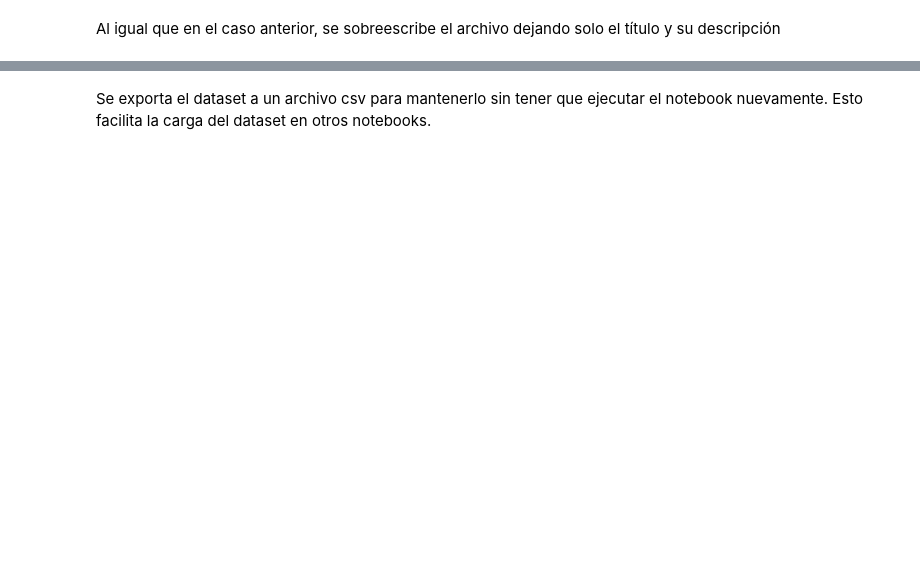
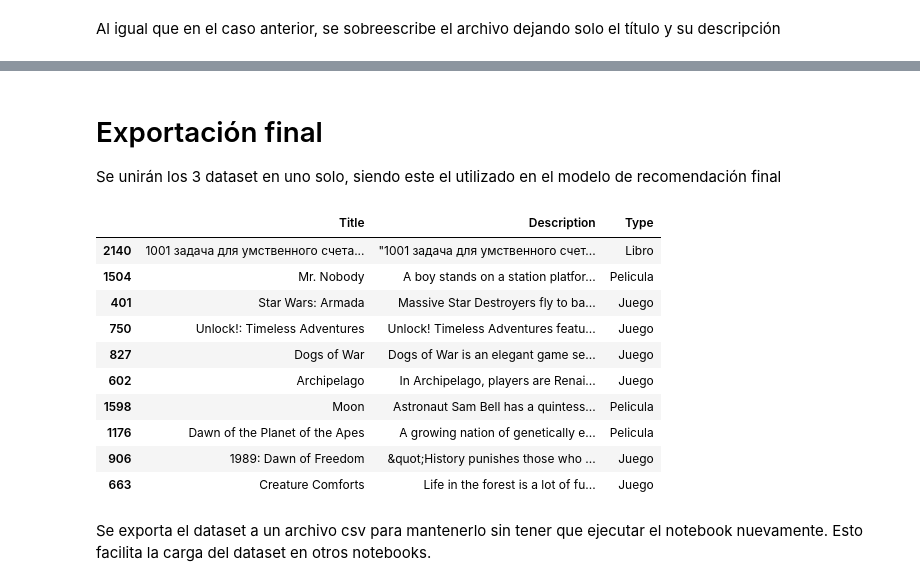
Before and after one commit to bpace1/NLP-TP1, a Jupyter notebook: NLP_TP1_datasets.ipynb, the cells around one changed output, grey strips where cells are left out. Saved outputs shown, nothing was run; the diff lists cells and outputs as text; code cells hidden in the pictures; blank space fills up the shorter version.

Commit message:
Update Dataset Notebook

```diff
--- a/NLP_TP1_datasets.ipynb
+++ b/NLP_TP1_datasets.ipynb
@@ -337,0 +252,3 @@ df_books_filtered['title'] = df_books_filtered['title'].str.replace(r'\s*\(\d+\)
+# %%
+# Eliminación de la columna 'link'
+books_df_filtered.drop(columns=['link'], inplace=True)
@@ -337,0 +260,3 @@ df_books_filtered['title'] = df_books_filtered['title'].str.replace(r'\s*\(\d+\)
+# %%
+# Se agrega la columna que indica el tipo de objeto
+books_df_filtered['Type'] = 'Libro'
@@ -337,0 +269,3 @@ df_books_filtered['title'] = df_books_filtered['title'].str.replace(r'\s*\(\d+\)
+# %%
+# Se eliminan los números entre parentesis en los títulos
+books_df_filtered['Title'] = books_df_filtered['Title'].str.replace(r'\s*\(\d+\)$', '', regex=True)
@@ -338,2 +287,22 @@ df_books_filtered['title'] = df_books_filtered['title'].str.replace(r'\s*\(\d+\)
+# %% [markdown]
+# Exportación final
+
+Se unirán los 3 dataset en uno solo, siendo este el utilizado en el modelo de recomendación final
+# %%
+dataset_final = pd.concat([df_juegos_filtered, df_peliculas_filtered, books_df_filtered], ignore_index=True)
+# %%
+dataset_final.sample(10)
+# %% [output]
+|  | Title | Description | Type |
+| 2140 | 1001 задача для умственного счета... | "1001 задача для умственного счет... | Libro |
+| 1504 | Mr. Nobody | A boy stands on a station platfor... | Pelicula |
+| 401 | Star Wars: Armada | Massive Star Destroyers fly to ba... | Juego |
+| 750 | Unlock!: Timeless Adventures | Unlock! Timeless Adventures featu... | Juego |
+| 827 | Dogs of War | Dogs of War is an elegant game se... | Juego |
+| 602 | Archipelago | In Archipelago, players are Renai... | Juego |
+| 1598 | Moon | Astronaut Sam Bell has a quintess... | Pelicula |
+| 1176 | Dawn of the Planet of the Apes | A growing nation of genetically e... | Pelicula |
+| 906 | 1989: Dawn of Freedom | &quot;History punishes those who ... | Juego |
+| 663 | Creature Comforts | Life in the forest is a lot of fu... | Juego |
 # %% [markdown]
 Se exporta el dataset a un archivo csv para mantenerlo sin tener que ejecutar el notebook nuevamente. Esto facilita la carga del dataset en otros notebooks.
```
Also changed, not shown: parts of 53 cells of this notebook.
